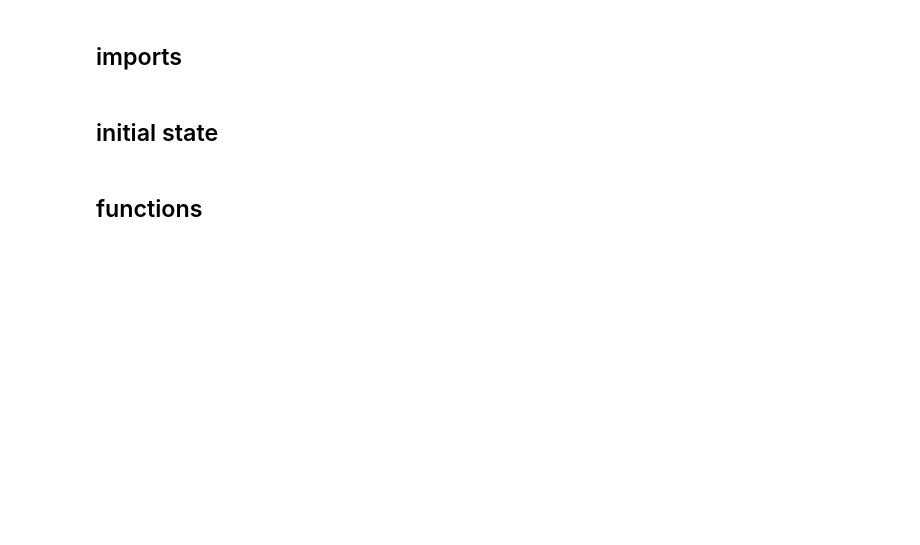
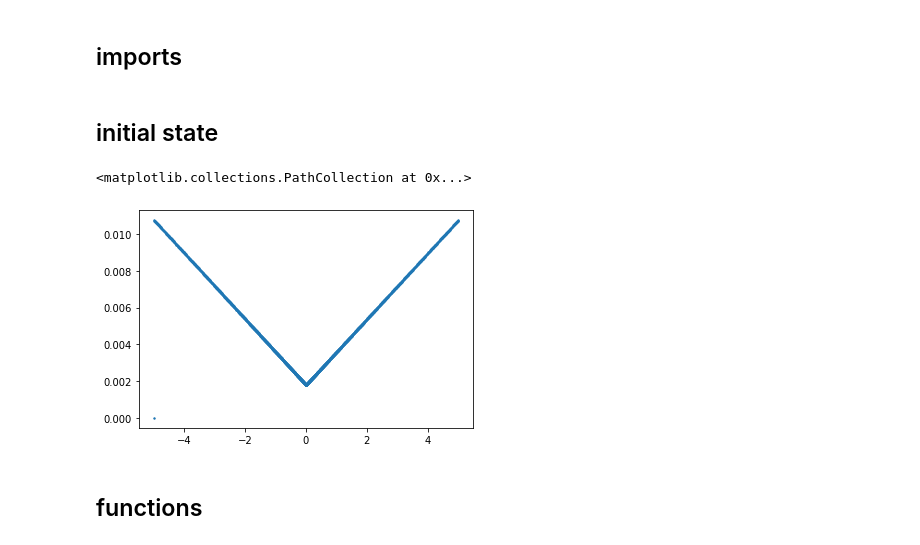
Before and after one commit to olgaborodina/damped_perturbations, a Jupyter notebook: Rayleigh_equation.ipynb, the cells around one changed output. Cells and saved outputs as stored; diff of their text form; code cells hidden in the pictures; blank space fills up the shorter version.

```diff
--- a/Rayleigh_equation.ipynb
+++ b/Rayleigh_equation.ipynb
@@ -21,6 +27,11 @@ dev2u = - 2 * np.tanh(y) / np.cosh(y) ** 2
 
 min_Y = np.minimum(Y, Y_)
 max_Y = np.maximum(Y, Y_)
+# %%
+plt.scatter(y, step_y, s=2)
+# %% [output]
+<matplotlib.collections.PathCollection at 0x...>
+[figure, added]
 # %%
 psi_exact = 1 / np.cosh(y)
 zeta_exact = -2 / np.cosh(y) ** 3
```
Also changed, not shown: parts of 9 cells of this notebook.
